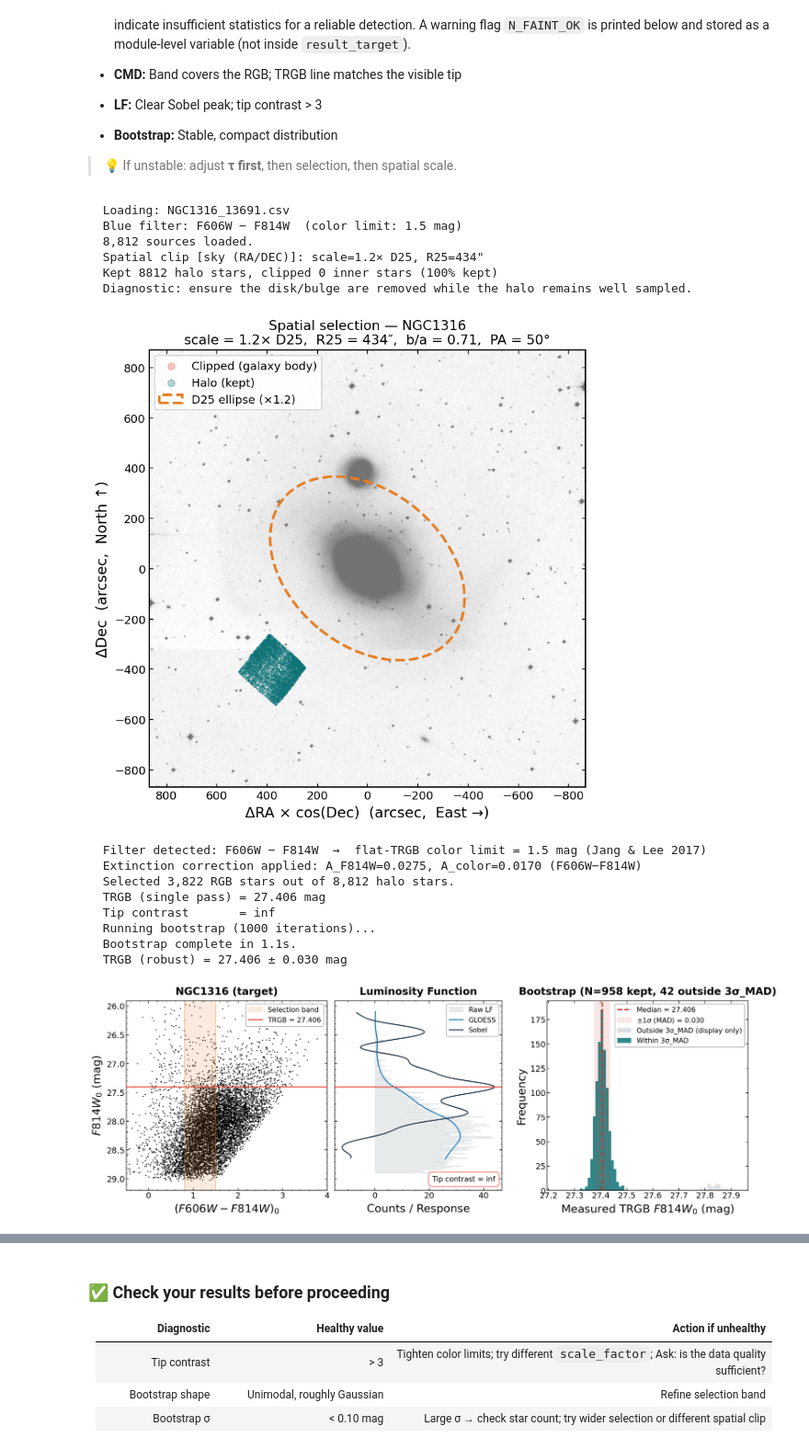
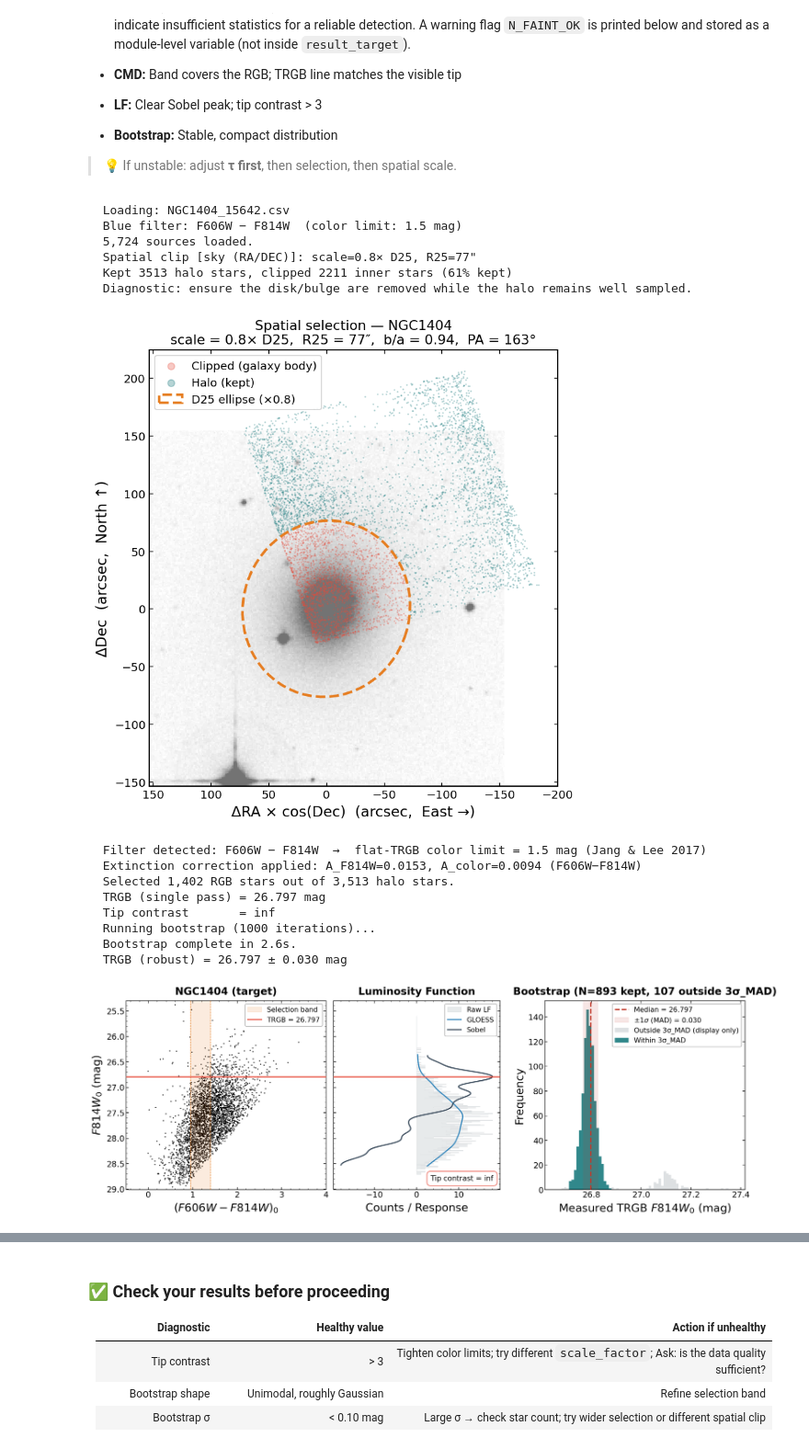
Before and after one commit to alejandroaguirrephysics/Cosmoverse-2026-Data-Challenge, a Jupyter notebook: 1_trgb/TRGB_distance_measurement.ipynb, the cells around one changed output, grey strips where cells are left out. Shown at 92% size. Drawn from its saved outputs; the diff is of its cells as text; code cells hidden in the pictures.

```diff
--- a/1_trgb/TRGB_distance_measurement.ipynb
+++ b/1_trgb/TRGB_distance_measurement.ipynb
@@ -914,7 +914,7 @@ The next cell will check whether the required files are present and report any m
 # ============================================================
 # CHOOSE YOUR TARGET — edit this cell
 # ============================================================
-TARGET_GALAXY = 'NGC1316'   # Change to any host galaxy in GALAXY_DB, e.g. 'NGC1448' (in that format!)
+TARGET_GALAXY = 'NGC1404'   # Change to any host galaxy in GALAXY_DB, e.g. 'NGC1448' (in that format!)
 PHOT_SOURCE   = 'EDD'   # Photometry source: 'EDD' or 'CATS'
 
 ANCHOR_PHOT_FILE = None # EDD only: filename to override auto-selection
@@ -2421,12 +2421,12 @@ COLOR_HI_MAX = 1.5   # (F606W − F814W)_0 limit from Jang & Lee (2017)
 SELECTION = {
     # color_lo: blue (left) edge of the vertical color cut.
     # Increase to exclude bluer stars; decrease to include more.
-    'color_lo': 0.81,
+    'color_lo': 0.95,
 
     # color_hi: red (right) edge of the vertical color cut.
     # This enforces the flat-TRGB limit — DO NOT exceed COLOR_HI_MAX.
     # F606W−F814W: 1.5 mag  |  F555W−F814W: 2.1 mag  (Jang & Lee 2017)
-    'color_hi': 1.5,     # hard cap — DO NOT exceed COLOR_HI_MAX
+    'color_hi': 1.4,     # hard cap — DO NOT exceed COLOR_HI_MAX
 }
 
 
@@ -2505,7 +2505,7 @@ SPATIAL = {
     #   galaxy center are kept (cleaner halo sample, but fewer stars overall).
     # Decreasing it shrinks the exclusion ellipse — includes stars closer to the disk
     #   (larger sample, but more potential contamination from disk RGB/AGB stars).
-    'scale_factor': 1.2,    # 0.5–1.0 typical for host galaxies
+    'scale_factor': 0.8,    # 0.5–1.0 typical for host galaxies
     'fits_dir':     '.',    # directory with FITS images (for WCS)
 }
 
@@ -2771,7 +2771,7 @@ For EDD galaxies where all programs use the same filter, a single `SELECTION['co
 
 # ── Shared anchor parameters ───────────────────────────────
 SMOOTHING['tau']        = 0.1     # increasing smooths the LF more (more stable, may bias tip slightly bright); decreasing is noisier
-SPATIAL['scale_factor'] = 1.2    # increasing enlarges the exclusion ellipse (only far-halo stars kept); decreasing includes stars closer to the disk
+SPATIAL['scale_factor'] = 0.8   # increasing enlarges the exclusion ellipse (only far-halo stars kept); decreasing includes stars closer to the disk
 # MAG_FAINT = 26 # you can implement a faint cut for NGC 4258 as the data from GO-9477 as it's depth introduces a strong, spurious peak > 1 mag from the TRGB
 
 if PHOT_SOURCE == 'CATS':
@@ -2821,12 +2821,12 @@ elif PHOT_SOURCE == 'EDD':
     if _qt_mixed:
         # Two filter groups — set independently
         SELECTION_ANCHOR_F606W = dict(SELECTION)
-        SELECTION_ANCHOR_F606W['color_lo'] = 0.81   # blue edge
-        SELECTION_ANCHOR_F606W['color_hi'] = 1.5   # max 1.5 (Jang & Lee 2017, F606W-F814W)
+        SELECTION_ANCHOR_F606W['color_lo'] = 0.95  # blue edge
+        SELECTION_ANCHOR_F606W['color_hi'] = 1.4   # max 1.5 (Jang & Lee 2017, F606W-F814W)
 
         SELECTION_ANCHOR_F555W = dict(SELECTION)
-        SELECTION_ANCHOR_F555W['color_lo'] = 1.6   # blue edge
-        SELECTION_ANCHOR_F555W['color_hi'] = 2.1   # max 2.1 (Jang & Lee 2017, F555W-F814W)
+        SELECTION_ANCHOR_F555W['color_lo'] = 1.4   # blue edge
+        SELECTION_ANCHOR_F555W['color_hi'] = 2   # max 2.1 (Jang & Lee 2017, F555W-F814W)
 
         if SPATIAL['scale_factor'] <= 0:
             raise ValueError('Spatial scale_factor must be > 0 (clipping required).')
@@ -3223,16 +3223,16 @@ Modify only what is needed; leave the rest inherited.
 
 # F606W color selection: flat-TRGB limit (F606W-F814W)_0 <= 1.5 mag
 SELECTION_TARGET_F606W = dict(SELECTION)
-SELECTION_TARGET_F606W['color_lo'] = 0.81
-SELECTION_TARGET_F606W['color_hi'] = 1.5   # max 1.5 (Jang & Lee 2017, F606W-F814W)
+SELECTION_TARGET_F606W['color_lo'] = 0.95
+SELECTION_TARGET_F606W['color_hi'] = 1.4   # max 1.5 (Jang & Lee 2017, F606W-F814W)
 
 # F555W color selection: flat-TRGB limit (F555W-F814W)_0 <= 2.1 mag
 SELECTION_TARGET_F555W = dict(SELECTION)
-SELECTION_TARGET_F555W['color_lo'] = 1.6
-SELECTION_TARGET_F555W['color_hi'] = 2.1   # max 2.1 (Jang & Lee 2017, F555W-F814W)
+SELECTION_TARGET_F555W['color_lo'] = 1.4
+SELECTION_TARGET_F555W['color_hi'] = 2   # max 2.1 (Jang & Lee 2017, F555W-F814W)
 
 SPATIAL_TARGET = dict(SPATIAL)
-SPATIAL_TARGET['scale_factor'] = 1.2    # increasing enlarges the exclusion ellipse (only far-halo stars kept); decreasing includes stars closer to the disk
+SPATIAL_TARGET['scale_factor'] = 0.8    # increasing enlarges the exclusion ellipse (only far-halo stars kept); decreasing includes stars closer to the disk
 
 # --- Detect filter groups (EDD mixed-filter targets, e.g. M66, M101) ---
 # When the target has both F555W and F606W EDD files, run once per filter
@@ -3486,47 +3486,47 @@ if _tc_t_final <= 2.0:
     USE_TARGET_RESULT = False
 
 elif _tc_t_final <= 3.0:
     print(f"  ⚠ LOW TIP CONTRAST ({_tc_t_final:.2f}) — inspect diagnostic plot carefully")
     print("  Action: Verify Sobel peak and bootstrap stability before trusting.")
     USE_TARGET_RESULT = None
 
 else:
     print(f"  ✓ Tip contrast = {_tc_t_final:.2f} — detection is robust")
     USE_TARGET_RESULT = True
 
 print("=" * 65)
 
 # --- Madore et al. (2009) sample-size criterion ---
 print()
 print('=' * 65)
 if n_faint_t < N_FAINT_MIN:
     print(f'  ⚠ MADORE+2009: N_faint = {n_faint_t} < {N_FAINT_MIN}')
     print(f'  Stars in (TRGB, TRGB+1 mag]: {n_faint_t}')
     print( '  Too few stars below the tip for a reliable edge detection.')
     print( '  Actions: reduce scale_factor to include more halo area,')
     print( '           widen color_lo, or verify the photometric depth.')
     N_FAINT_OK = False
 else:
     print(f'  ✓ Madore+2009: N_faint = {n_faint_t} ≥ {N_FAINT_MIN} — sufficient statistics')
     N_FAINT_OK = True
 print('=' * 65)
 # %% [output]
-  Loading: NGC1316_13691.csv
+  Loading: NGC1404_15642.csv
   Blue filter: F606W − F814W  (color limit: 1.5 mag)
-  8,812 sources loaded.
-  Spatial clip [sky (RA/DEC)]: scale=1.2× D25, R25=434"
-  Kept 8812 halo stars, clipped 0 inner stars (100% kept)
+  5,724 sources loaded.
+  Spatial clip [sky (RA/DEC)]: scale=0.8× D25, R25=77"
+  Kept 3513 halo stars, clipped 2211 inner stars (61% kept)
   Diagnostic: ensure the disk/bulge are removed while the halo remains well sampled.
-[figure, old version]
+[figure, new version]
   Filter detected: F606W − F814W  →  flat-TRGB color limit = 1.5 mag (Jang & Lee 2017)
-  Extinction correction applied: A_F814W=0.0275, A_color=0.0170 (F606W−F814W)
-  Selected 3,822 RGB stars out of 8,812 halo stars.
-  TRGB (single pass) = 27.406 mag
+  Extinction correction applied: A_F814W=0.0153, A_color=0.0094 (F606W−F814W)
+  Selected 1,402 RGB stars out of 3,513 halo stars.
+  TRGB (single pass) = 26.797 mag
   Tip contrast       = inf
   Running bootstrap (1000 iterations)...
-  Bootstrap complete in 1.1s.
-  TRGB (robust) = 27.406 ± 0.030 mag
+  Bootstrap complete in 2.6s.
+  TRGB (robust) = 26.797 ± 0.030 mag
-[figure, old version]
+[figure, new version]
   Result stored in result_target.
 
 =================================================================
```
Also changed, not shown: parts of 7 cells of this notebook, 3 other files.
